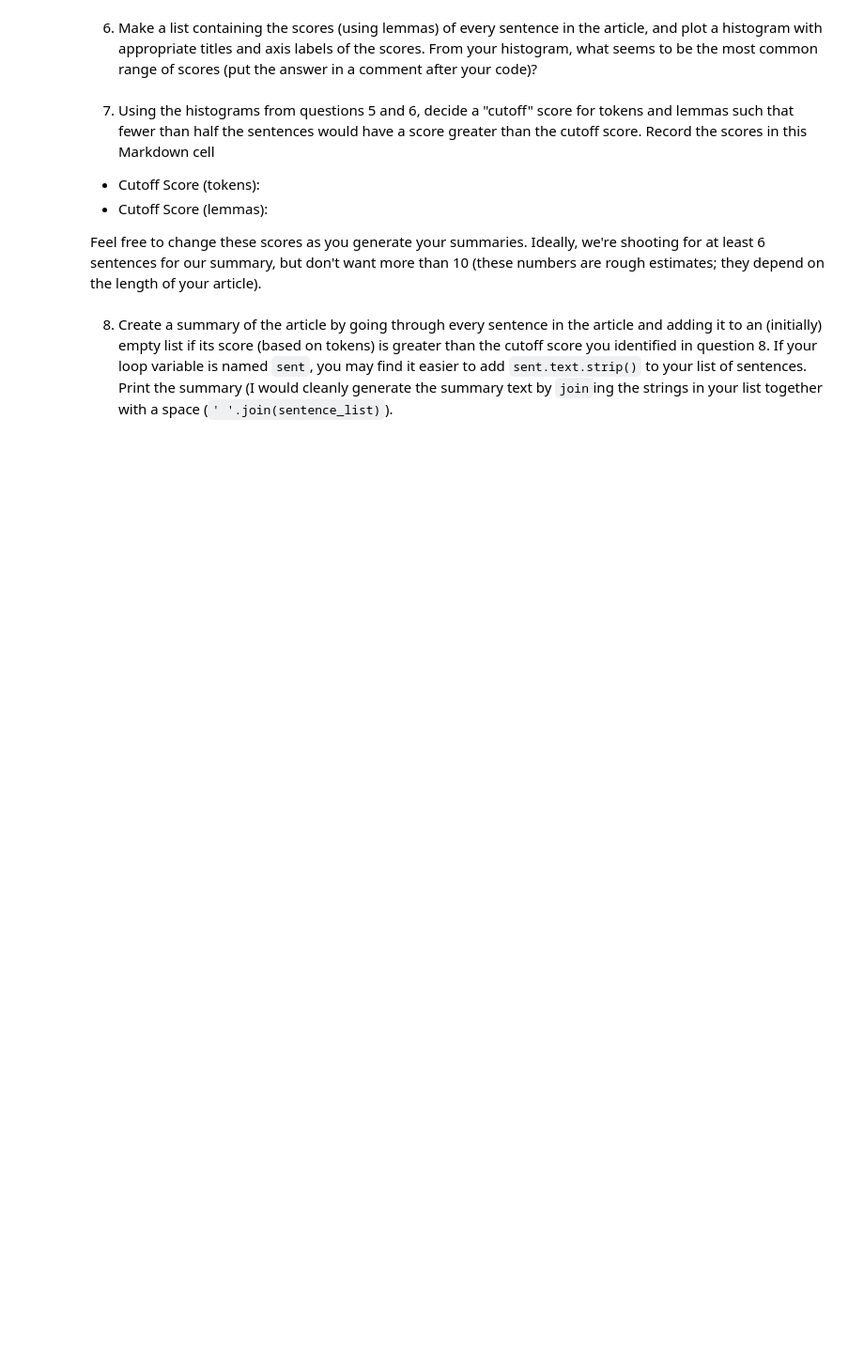
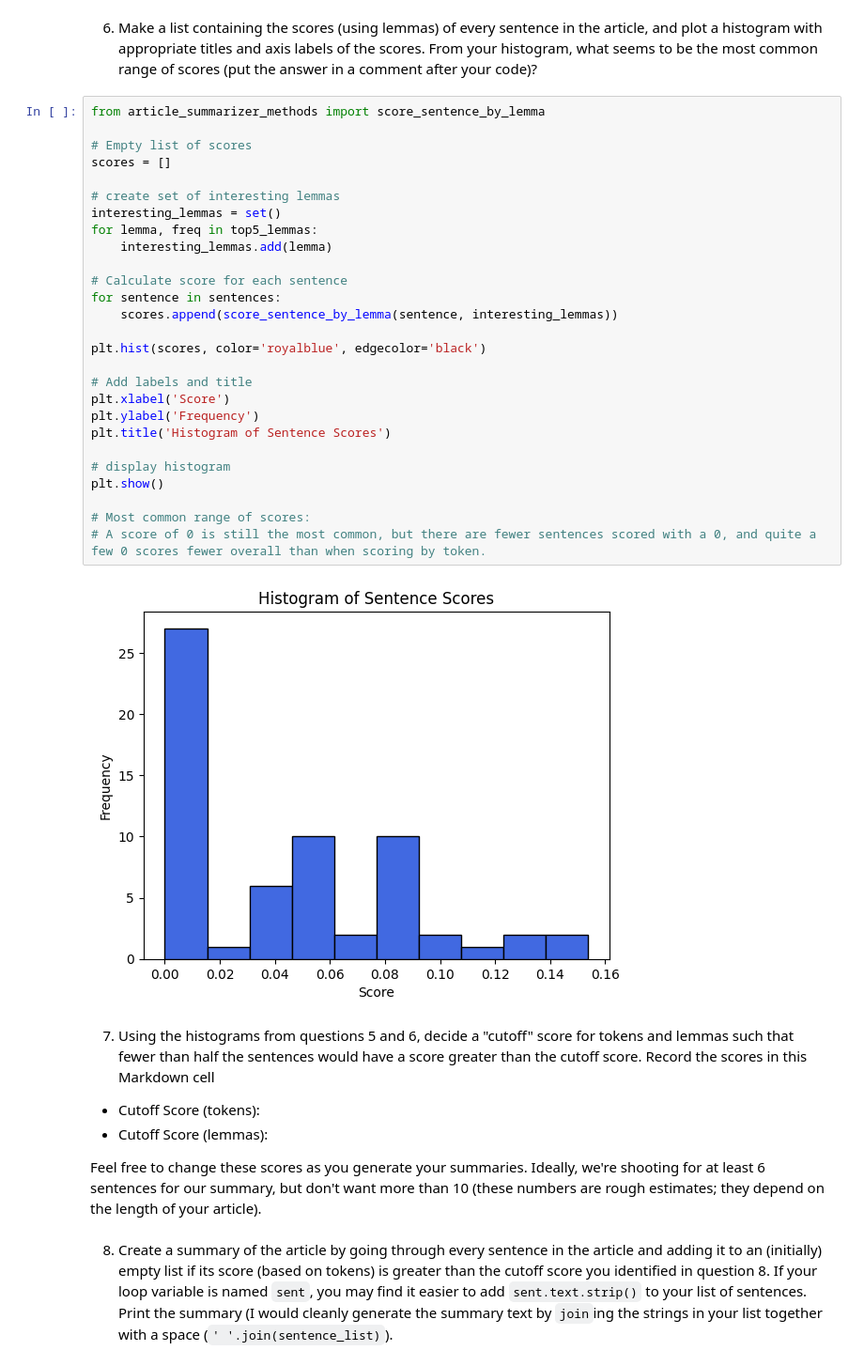
Before and after one commit to tgormly/article-summarizer, a Jupyter notebook: article-summarizer.ipynb, the cells around one changed output. Shown at 94% size. Drawn from its saved outputs; the diff is of its cells as text; blank space fills up the shorter version.

```diff
--- a/article-summarizer.ipynb
+++ b/article-summarizer.ipynb
@@ -78,5 +227,34 @@ with open('laser-headlights.pkl', 'wb') as f:
 # %% [markdown]
 6. Make a list containing the scores (using lemmas) of every sentence in the article, and plot a histogram with appropriate titles and axis labels of the scores.  From your histogram, what seems to be the most common range of scores (put the answer in a comment after your code)?
+# %%
+from article_summarizer_methods import score_sentence_by_lemma
+
+# Empty list of scores
+scores = []
+
+# create set of interesting lemmas
+interesting_lemmas = set()
+for lemma, freq in top5_lemmas:
+    interesting_lemmas.add(lemma)
+
+# Calculate score for each sentence
+for sentence in sentences:
+    scores.append(score_sentence_by_lemma(sentence, interesting_lemmas))
+
+plt.hist(scores, color='royalblue', edgecolor='black')
+
+# Add labels and title
+plt.xlabel('Score')
+plt.ylabel('Frequency')
+plt.title('Histogram of Sentence Scores')
+
+# display histogram
+plt.show()
+
+# Most common range of scores:
+# A score of 0 is still the most common, but there are fewer sentences scored with a 0, and quite a few 0 scores fewer overall than when scoring by token.
+# %% [output]
+[figure, added]
 # %% [markdown]
 7. Using the histograms from questions 5 and 6, decide a "cutoff" score for tokens and lemmas such that fewer than half the sentences would have a score greater than the cutoff score.  Record the scores in this Markdown cell
 
```
Also changed, not shown: parts of 14 cells of this notebook, 3 other files.
